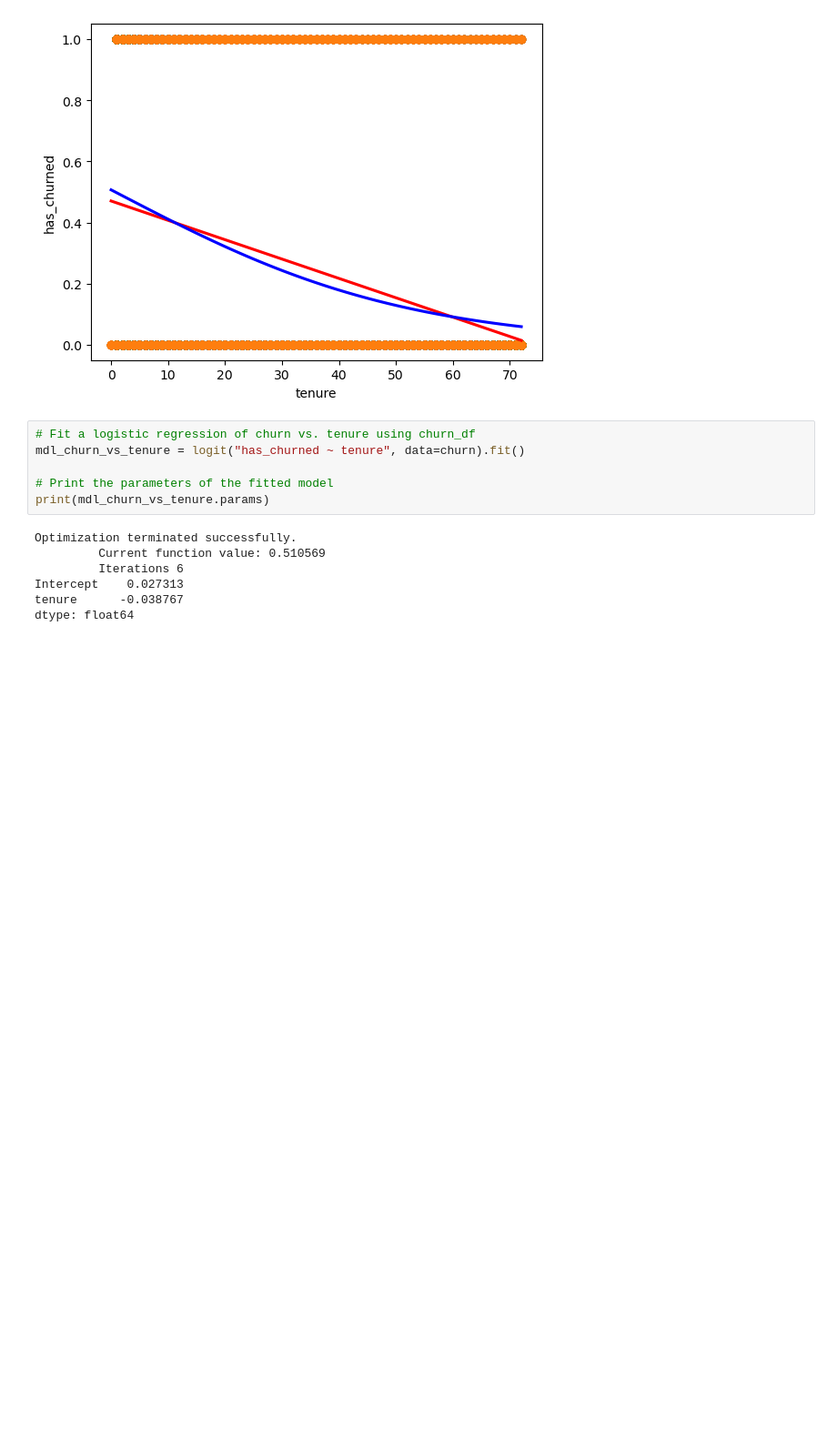
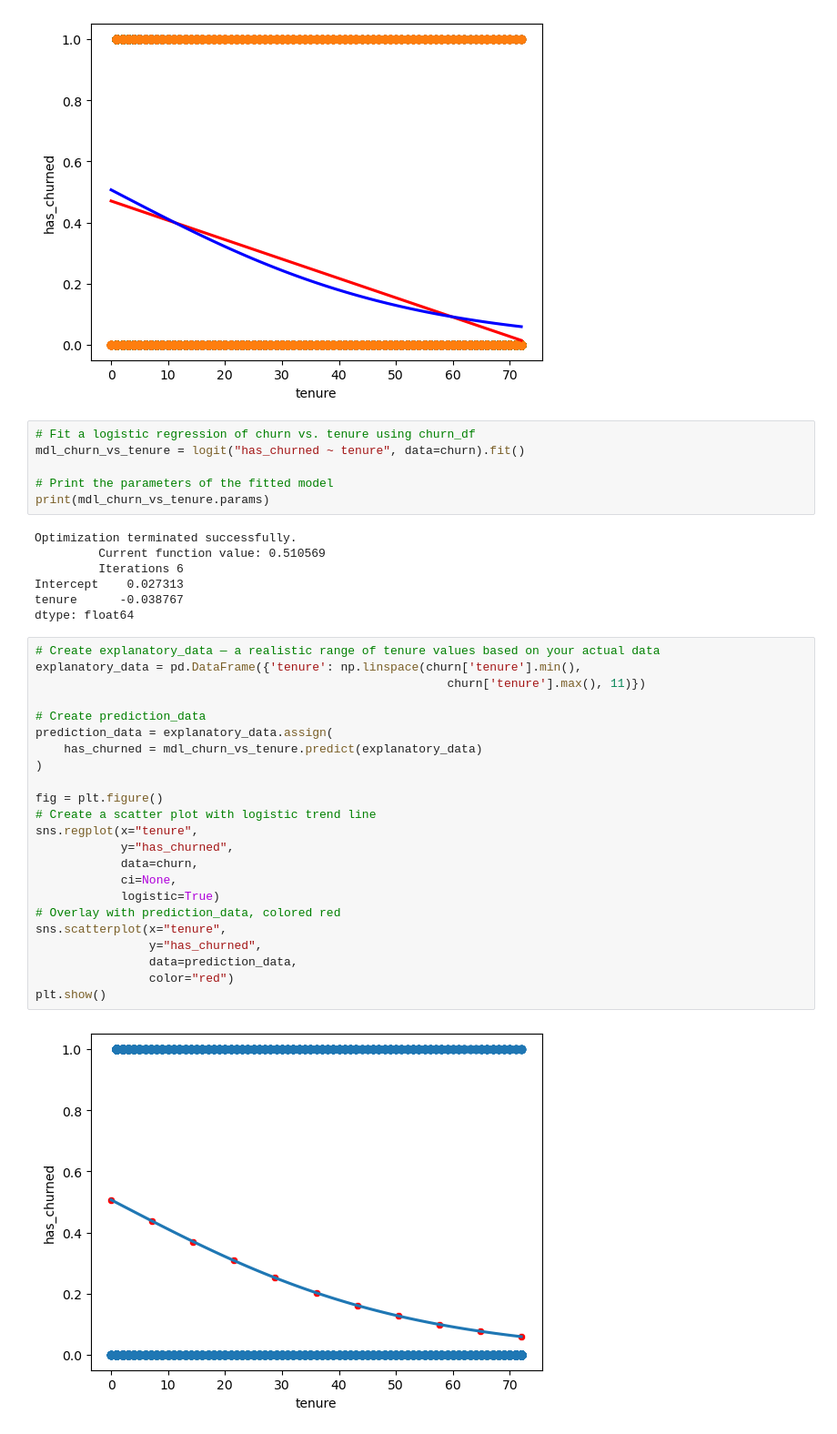
Before and after one commit to saalssall/Statistics_In_Python, a Jupyter notebook: Regression_statsmodel_1.ipynb, the cells around one changed output. Shown at 91% size. Cells and saved outputs as stored; diff of their text form; blank space fills up the shorter version.

```diff
--- a/Regression_statsmodel_1.ipynb
+++ b/Regression_statsmodel_1.ipynb
@@ -663,3 +663,28 @@ Optimization terminated successfully.
 Intercept    0.027313
 tenure      -0.038767
 dtype: float64
+# %%
+# Create explanatory_data — a realistic range of tenure values based on your actual data
+explanatory_data = pd.DataFrame({'tenure': np.linspace(churn['tenure'].min(),
+                                                          churn['tenure'].max(), 11)})
+
+# Create prediction_data
+prediction_data = explanatory_data.assign(
+    has_churned = mdl_churn_vs_tenure.predict(explanatory_data)
+)
+
+fig = plt.figure()
+# Create a scatter plot with logistic trend line
+sns.regplot(x="tenure",
+            y="has_churned",
+            data=churn,
+            ci=None,
+            logistic=True)
+# Overlay with prediction_data, colored red
+sns.scatterplot(x="tenure",
+                y="has_churned",
+                data=prediction_data,
+                color="red")
+plt.show()
+# %% [output]
+[figure, added]
```
Also changed, not shown: parts of 6 cells of this notebook.
